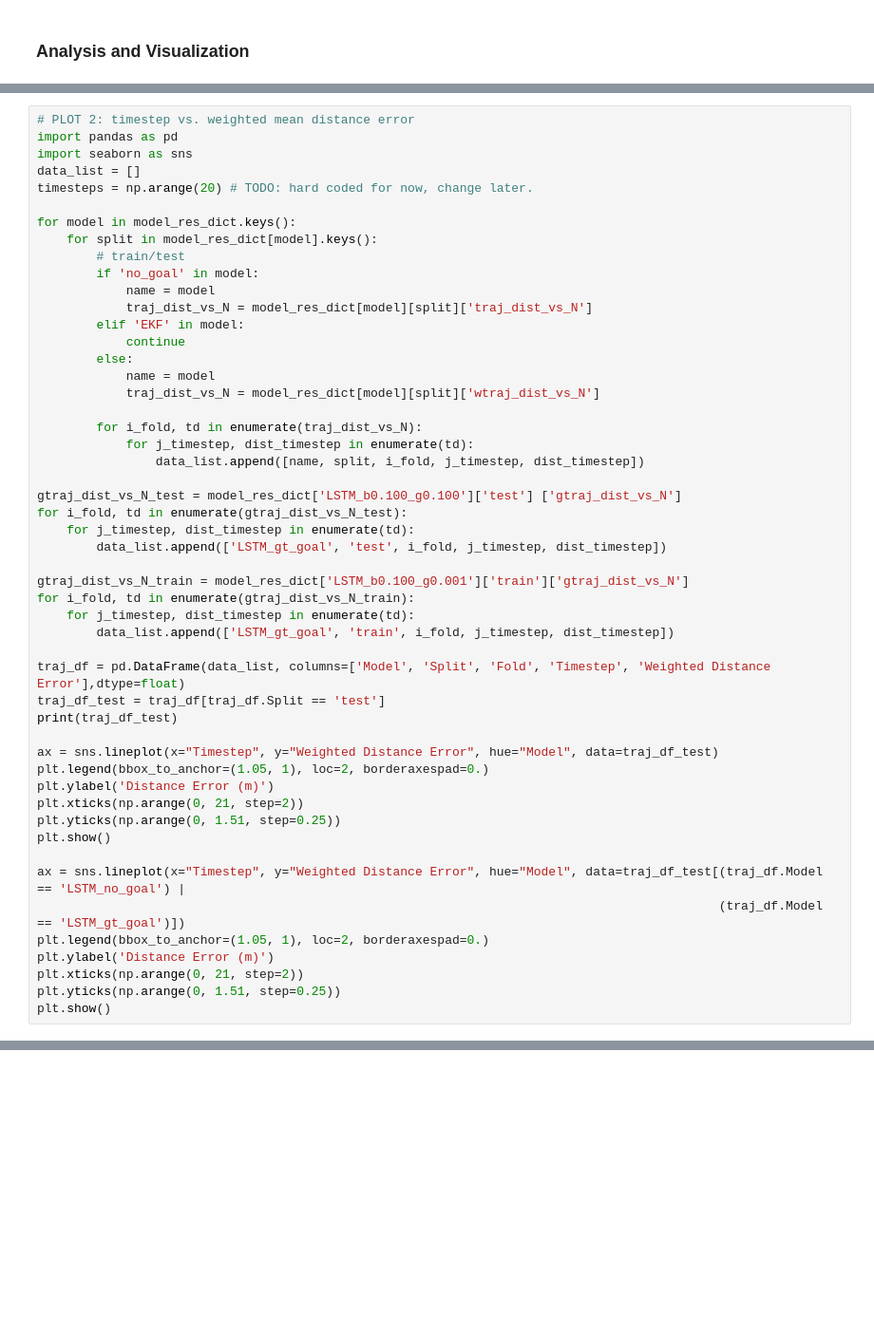
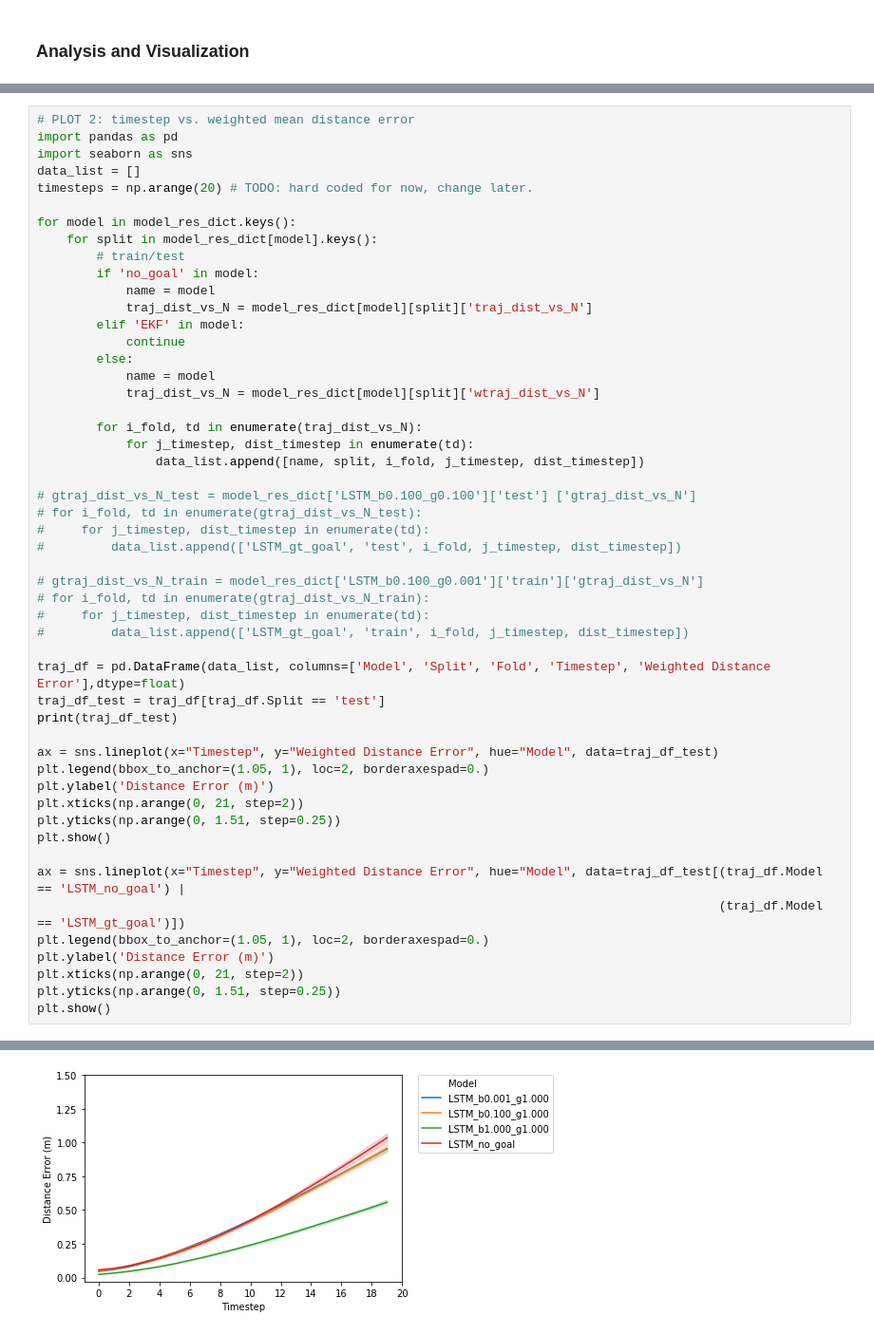
Before and after one commit to MPC-Berkeley/carla, a Jupyter notebook: PythonAPI/analysis/models_analysis_tfrecords.ipynb, the cells around one changed output, grey strips where cells are left out. Shown at 95% size. Drawn from its saved outputs; the diff is of its cells as text; blank space fills up the shorter version.

Commit message:
WIP: LSTM/TFrecord fixes prior to CNN.

```diff
--- a/PythonAPI/analysis/models_analysis_tfrecords.ipynb
+++ b/PythonAPI/analysis/models_analysis_tfrecords.ipynb
@@ -426,15 +494,15 @@ for model in model_res_dict.keys():
             for j_timestep, dist_timestep in enumerate(td):
                 data_list.append([name, split, i_fold, j_timestep, dist_timestep])
 
-gtraj_dist_vs_N_test = model_res_dict['LSTM_b0.100_g0.100']['test'] ['gtraj_dist_vs_N']
-for i_fold, td in enumerate(gtraj_dist_vs_N_test):
-    for j_timestep, dist_timestep in enumerate(td):
-        data_list.append(['LSTM_gt_goal', 'test', i_fold, j_timestep, dist_timestep])
+# gtraj_dist_vs_N_test = model_res_dict['LSTM_b0.100_g0.100']['test'] ['gtraj_dist_vs_N']
+# for i_fold, td in enumerate(gtraj_dist_vs_N_test):
+#     for j_timestep, dist_timestep in enumerate(td):
+#         data_list.append(['LSTM_gt_goal', 'test', i_fold, j_timestep, dist_timestep])
 
-gtraj_dist_vs_N_train = model_res_dict['LSTM_b0.100_g0.001']['train']['gtraj_dist_vs_N']
-for i_fold, td in enumerate(gtraj_dist_vs_N_train):
-    for j_timestep, dist_timestep in enumerate(td):
-        data_list.append(['LSTM_gt_goal', 'train', i_fold, j_timestep, dist_timestep])
+# gtraj_dist_vs_N_train = model_res_dict['LSTM_b0.100_g0.001']['train']['gtraj_dist_vs_N']
+# for i_fold, td in enumerate(gtraj_dist_vs_N_train):
+#     for j_timestep, dist_timestep in enumerate(td):
+#         data_list.append(['LSTM_gt_goal', 'train', i_fold, j_timestep, dist_timestep])
 
 traj_df = pd.DataFrame(data_list, columns=['Model', 'Split', 'Fold', 'Timestep', 'Weighted Distance Error'],dtype=float)
 traj_df_test = traj_df[traj_df.Split == 'test']
@@ -454,3 +522,4 @@ plt.ylabel('Distance Error (m)')
 plt.xticks(np.arange(0, 21, step=2))
 plt.yticks(np.arange(0, 1.51, step=0.25))
 plt.show()
+# %% [output]
@@ -456,0 +540 @@ plt.show()
+[figure, added]
```
Also changed, not shown: parts of 10 cells of this notebook, 1 other file.
